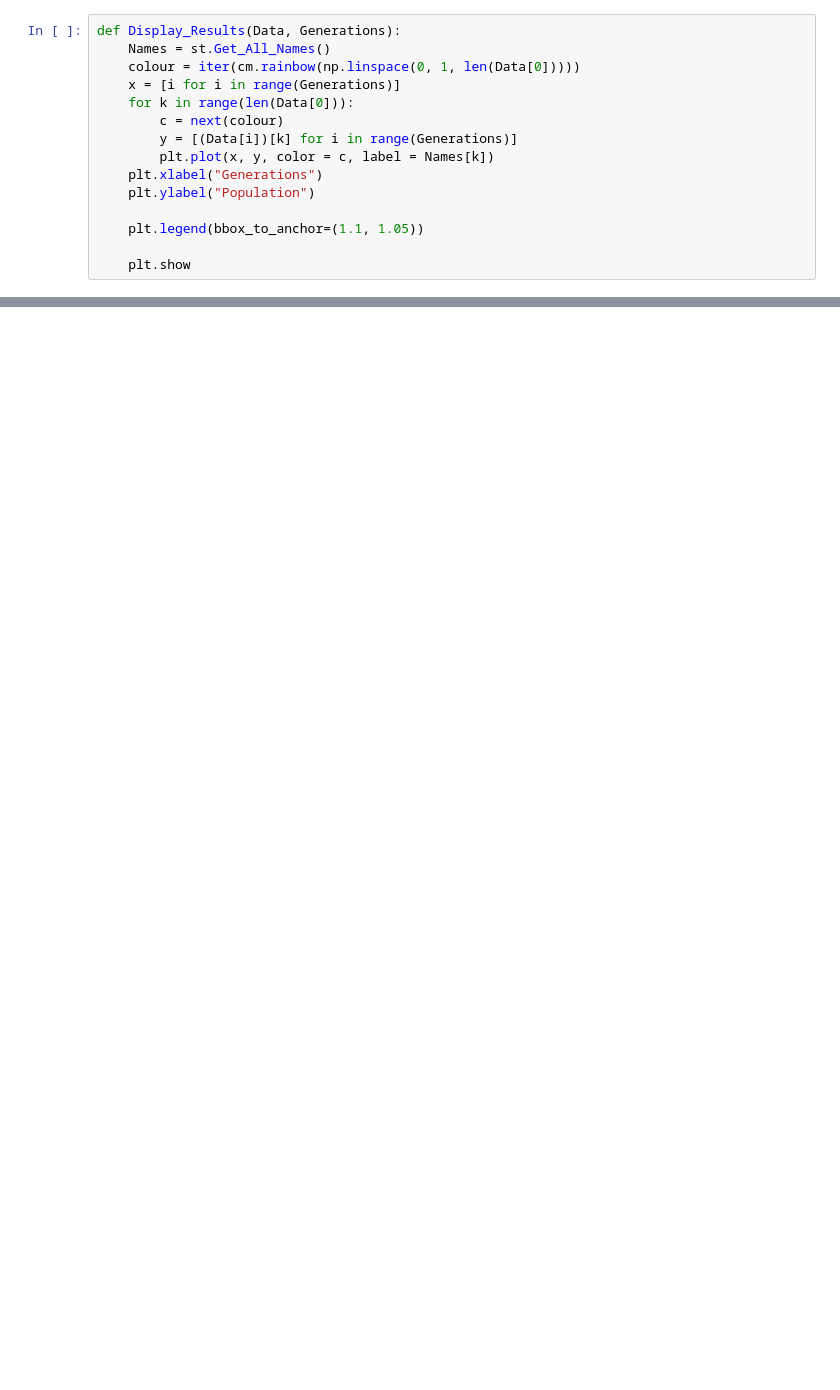
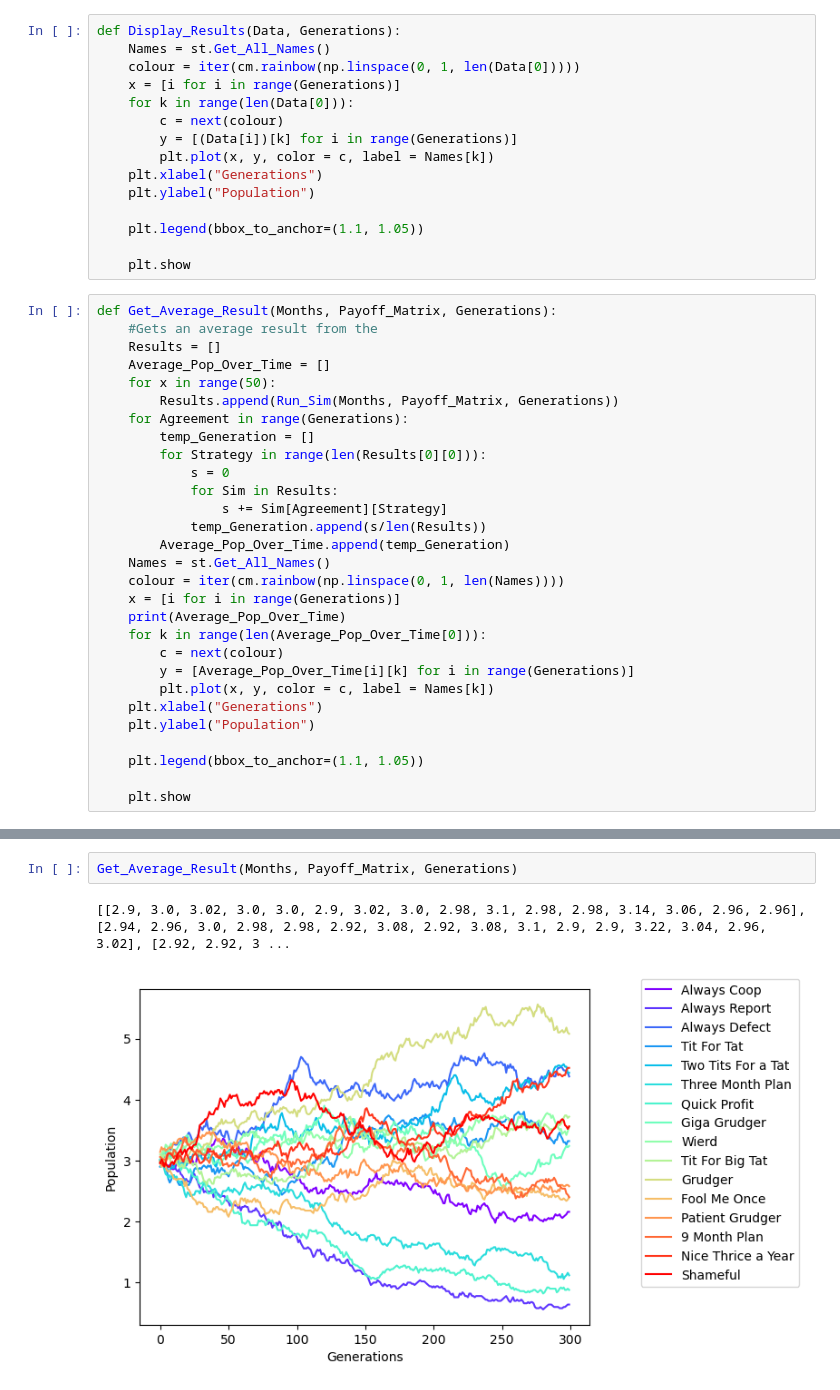
Before and after one commit to HarryFosterCU/Simulation-of-a-3-Choice-Prisoners-Dilemma-for-Modelling-Economic-Collusion, a Jupyter notebook: Emergent_Coop_Sim.ipynb, the cells around one changed output, grey strips where cells are left out. Saved outputs shown, nothing was run; the diff lists cells and outputs as text; blank space fills up the shorter version.

```diff
--- a/Emergent_Coop_Sim.ipynb
+++ b/Emergent_Coop_Sim.ipynb
@@ -80,6 +80,35 @@ def Display_Results(Data, Generations):
     plt.legend(bbox_to_anchor=(1.1, 1.05))
 
     plt.show
+# %%
+def Get_Average_Result(Months, Payoff_Matrix, Generations):
+    #Gets an average result from the
+    Results = []
+    Average_Pop_Over_Time = []
+    for x in range(50):
+        Results.append(Run_Sim(Months, Payoff_Matrix, Generations))
+    for Agreement in range(Generations):
+        temp_Generation = []
+        for Strategy in range(len(Results[0][0])):
+            s = 0
+            for Sim in Results:
+                s += Sim[Agreement][Strategy]
+            temp_Generation.append(s/len(Results))
+        Average_Pop_Over_Time.append(temp_Generation)
+    Names = st.Get_All_Names()
+    colour = iter(cm.rainbow(np.linspace(0, 1, len(Names))))
+    x = [i for i in range(Generations)]
+    print(Average_Pop_Over_Time)
+    for k in range(len(Average_Pop_Over_Time[0])):
+        c = next(colour)
+        y = [Average_Pop_Over_Time[i][k] for i in range(Generations)]
+        plt.plot(x, y, color = c, label = Names[k])
+    plt.xlabel("Generations")
+    plt.ylabel("Population")
+
+    plt.legend(bbox_to_anchor=(1.1, 1.05))
+
+    plt.show
 # %%
 Moran_Sim_Result = Run_Sim(Months, Payoff_Matrix, Generations)
 Display_Results(Moran_Sim_Result, Generations)
@@ -87,0 +117,5 @@ Display_Results(Moran_Sim_Result, Generations)
+# %%
+Get_Average_Result(Months, Payoff_Matrix, Generations)
+# %% [output]
+[[2.9, 3.0, 3.02, 3.0, 3.0, 2.9, 3.02, 3.0, 2.98, 3.1, 2.98, 2.98, 3.14, 3.06, 2.96, 2.96], [2.94, 2.96, 3.0, 2.98, 2.98, 2.92, 3.08, 2.92, 3.08, 3.1, 2.9, 2.9, 3.22, 3.04, 2.96, 3.02], [2.92, 2.92, 3 ...
+[figure, added]
```
Also changed, not shown: parts of 6 cells of this notebook.
